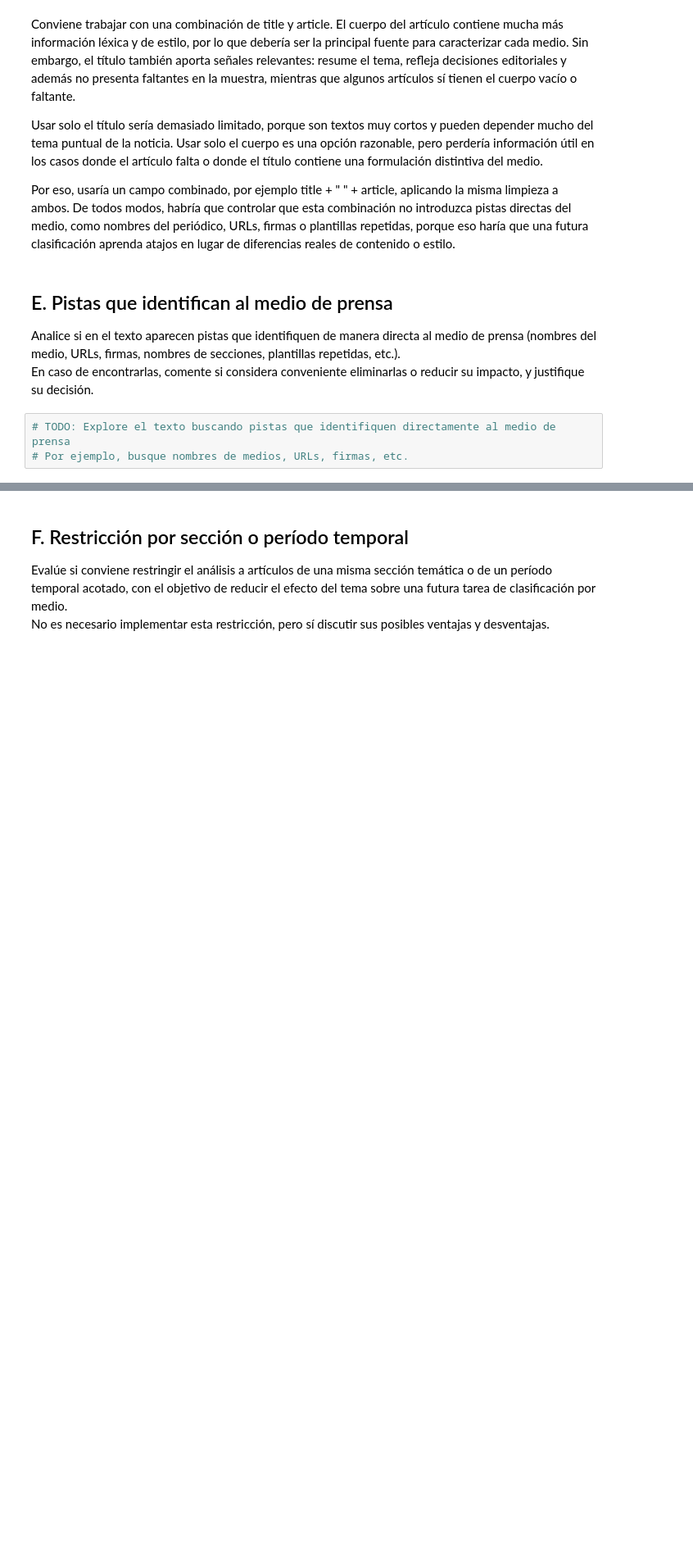
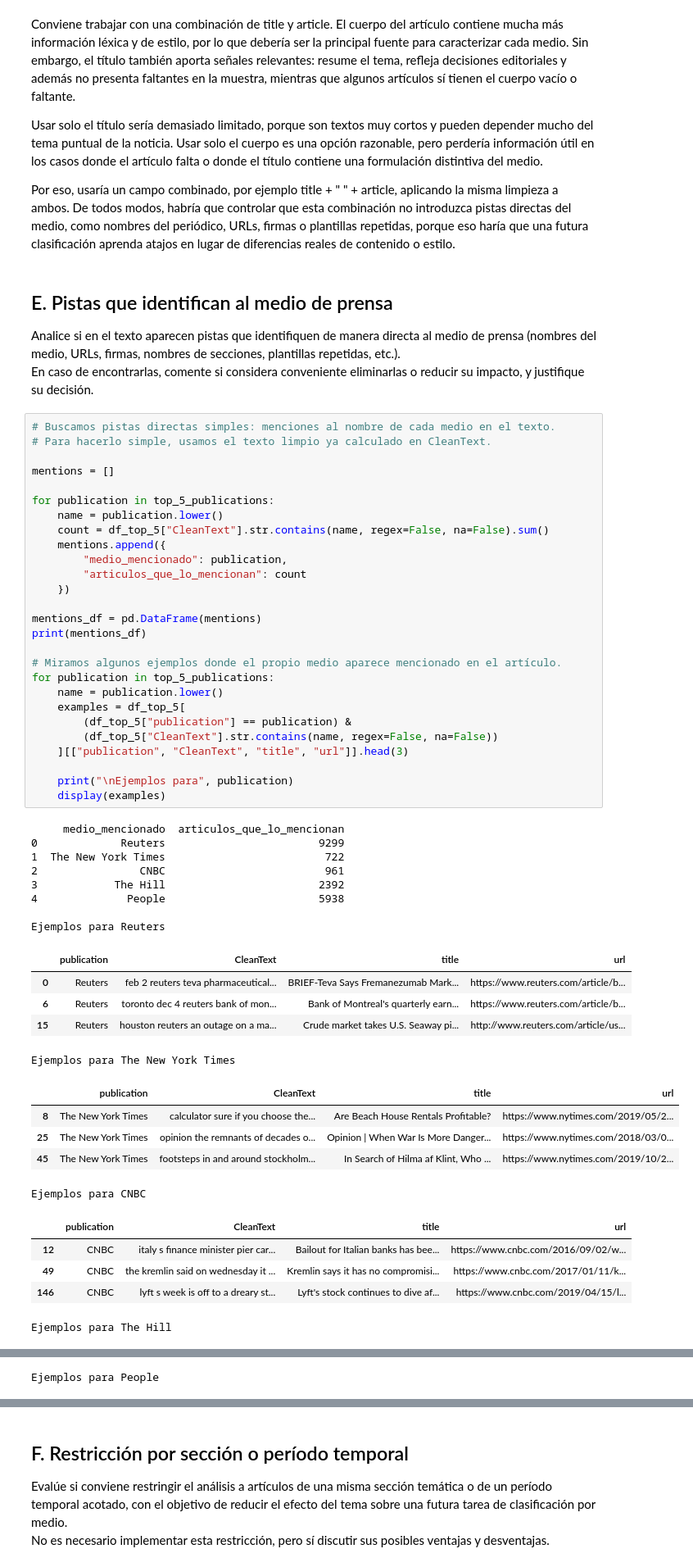
Before and after one commit to SDP-data/IntroCD_LAB1_2026, a Jupyter notebook: Tarea_1/2026_template_tarea1.ipynb, the cells around one changed output, grey strips where cells are left out. Shown at 82% size. Drawn from its saved outputs; the diff is of its cells as text; blank space fills up the shorter version.

```diff
--- a/Tarea_1/2026_template_tarea1.ipynb
+++ b/Tarea_1/2026_template_tarea1.ipynb
@@ -260,5 +260,53 @@ Por eso, usaría un campo combinado, por ejemplo title + " " + article, aplicand
 Analice si en el texto aparecen pistas que identifiquen de manera directa al medio de prensa (nombres del medio, URLs, firmas, nombres de secciones, plantillas repetidas, etc.). \
 En caso de encontrarlas, comente si considera conveniente eliminarlas o reducir su impacto, y justifique su decisión.
 # %%
-# TODO: Explore el texto buscando pistas que identifiquen directamente al medio de prensa
-# Por ejemplo, busque nombres de medios, URLs, firmas, etc.
+# Buscamos pistas directas simples: menciones al nombre de cada medio en el texto.
+# Para hacerlo simple, usamos el texto limpio ya calculado en CleanText.
+
+mentions = []
+
+for publication in top_5_publications:
+    name = publication.lower()
+    count = df_top_5["CleanText"].str.contains(name, regex=False, na=False).sum()
+    mentions.append({
+        "medio_mencionado": publication,
+        "articulos_que_lo_mencionan": count
+    })
+
+mentions_df = pd.DataFrame(mentions)
+print(mentions_df)
+
+# Miramos algunos ejemplos donde el propio medio aparece mencionado en el artículo.
+for publication in top_5_publications:
+    name = publication.lower()
+    examples = df_top_5[
+        (df_top_5["publication"] == publication) &
+        (df_top_5["CleanText"].str.contains(name, regex=False, na=False))
+    ][["publication", "CleanText", "title", "url"]].head(3)
+
+    print("\nEjemplos para", publication)
+    display(examples)
+# %% [output]
+     medio_mencionado  articulos_que_lo_mencionan
+0             Reuters                        9299
+1  The New York Times                         722
+2                CNBC                         961
+3            The Hill                        2392
+4              People                        5938
+
+Ejemplos para Reuters
+|  | publication | CleanText | title | url |
+| 0 | Reuters | feb 2 reuters teva pharmaceutical... | BRIEF-Teva Says Fremanezumab Mark... | https://www.reuters.com/article/b... |
+| 6 | Reuters | toronto dec 4 reuters bank of mon... | Bank of Montreal's quarterly earn... | https://www.reuters.com/article/b... |
+| 15 | Reuters | houston reuters an outage on a ma... | Crude market takes U.S. Seaway pi... | http://www.reuters.com/article/us... |
+Ejemplos para The New York Times
+|  | publication | CleanText | title | url |
+| 8 | The New York Times | calculator sure if you choose the... | Are Beach House Rentals Profitable? | https://www.nytimes.com/2019/05/2... |
+| 25 | The New York Times | opinion the remnants of decades o... | Opinion | When War Is More Danger... | https://www.nytimes.com/2018/03/0... |
+| 45 | The New York Times | footsteps in and around stockholm... | In Search of Hilma af Klint, Who ... | https://www.nytimes.com/2019/10/2... |
+Ejemplos para CNBC
+|  | publication | CleanText | title | url |
+| 12 | CNBC | italy s finance minister pier car... | Bailout for Italian banks has bee... | https://www.cnbc.com/2016/09/02/w... |
+| 49 | CNBC | the kremlin said on wednesday it ... | Kremlin says it has no compromisi... | https://www.cnbc.com/2017/01/11/k... |
+| 146 | CNBC | lyft s week is off to a dreary st... | Lyft's stock continues to dive af... | https://www.cnbc.com/2019/04/15/l... |
+Ejemplos para The Hill
@@ -264,0 +317 @@ En caso de encontrarlas, comente si considera conveniente eliminarlas o reducir
+Ejemplos para People
```
Also changed, not shown: parts of 2 cells of this notebook.
